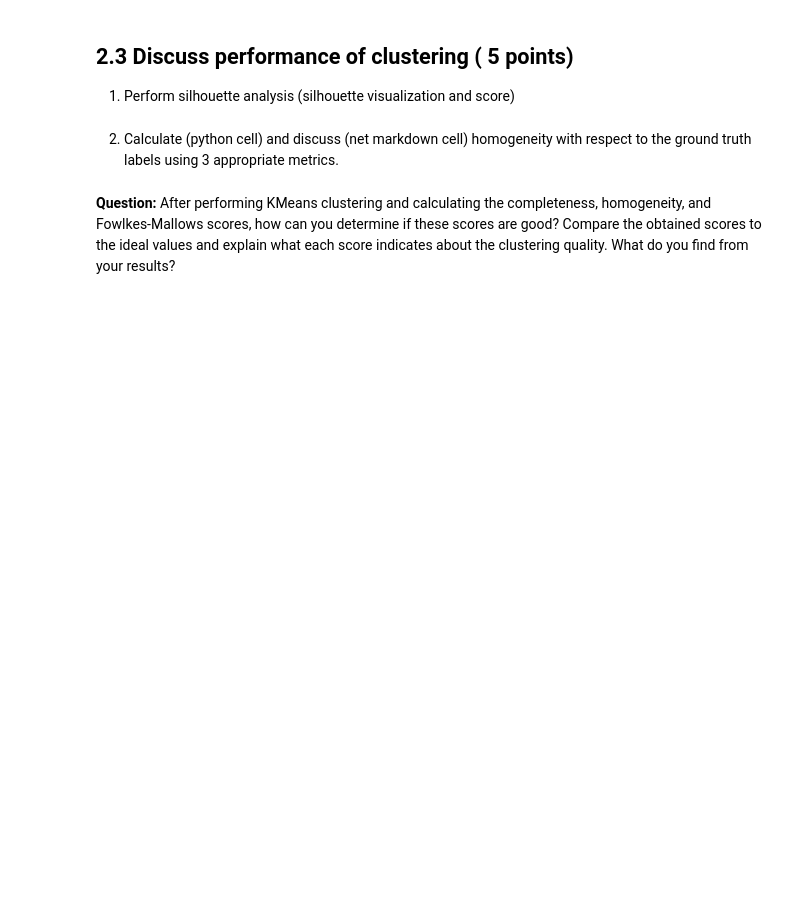
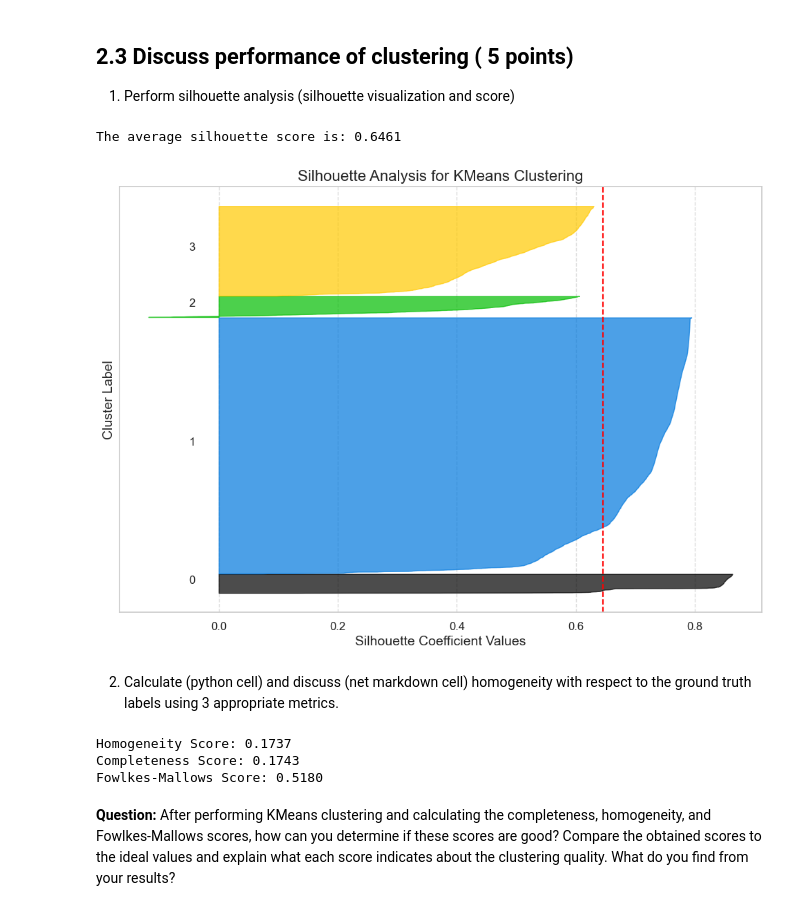
Before and after one commit to sryisjelly/MLGEO2024_LiangtongW, a Jupyter notebook: HW2/Homework_CML.ipynb, the cells around one changed output. Saved outputs shown, nothing was run; the diff lists cells and outputs as text; code cells hidden in the pictures; blank space fills up the shorter version.

```diff
--- a/HW2/Homework_CML.ipynb
+++ b/HW2/Homework_CML.ipynb
@@ -619,8 +731,67 @@ Use a method to establish the optimal number of clusters.
 ## 2.3 Discuss performance of clustering ( 5 points)
 
 1. Perform silhouette analysis (silhouette visualization and score)
+# %%
+# Perform silhouette analysis using the optimal number of clusters
+n_clusters_optimal = 4  # Identified optimal number of clusters
+kmeans_optimal = KMeans(n_clusters=n_clusters_optimal, random_state=42, n_init=10)
+cluster_labels_optimal = kmeans_optimal.fit_predict(X_scaled)
+
+# Calculate the average silhouette score
+silhouette_avg = silhouette_score(X_scaled, cluster_labels_optimal)
+print(f"The average silhouette score is: {silhouette_avg:.4f}")
+
+# Compute the silhouette scores for each sample
+sample_silhouette_values = silhouette_samples(X_scaled, cluster_labels_optimal)
+
+# Plot the silhouette analysis
+plt.figure(figsize=(12, 8))
+y_lower = 10 # Set the initial y value
+for i in range(n_clusters_optimal): # Iterate over the clusters
+    ith_cluster_silhouette_values = sample_silhouette_values[cluster_labels_optimal == i] # Get the silhouette values
+    ith_cluster_silhouette_values.sort() # Sort the values
+    size_cluster_i = ith_cluster_silhouette_values.shape[0] # Get the size of the cluster
+    y_upper = y_lower + size_cluster_i # Set the y value for the cluster
+    color = plt.cm.nipy_spectral(float(i) / n_clusters_optimal) # Set color for each cluster
+    plt.fill_betweenx(np.arange(y_lower, y_upper), 0, ith_cluster_silhouette_values, # Fill the silhouette plot
+                      facecolor=color, edgecolor=color, alpha=0.7)
+    plt.text(-0.05, y_lower + 0.5 * size_cluster_i, str(i), fontsize=12) # Add cluster labels
+    y_lower = y_upper + 10 # Add 10 for the next cluster
+
+# Add labels and title, adjust ticks and grid
+plt.title("Silhouette Analysis for KMeans Clustering", fontsize=16)
+plt.xlabel("Silhouette Coefficient Values", fontsize=14)
+plt.ylabel("Cluster Label", fontsize=14)
+plt.yticks([]) # Clear the y-axis labels
+plt.xticks(fontsize=12)
+plt.grid(True, linestyle='--', alpha=0.7)
+
+# Add a vertical line for the average silhouette score
+plt.axvline(x=silhouette_avg, color="red", linestyle="--")
+
+plt.show()
+# %% [output]
+The average silhouette score is: 0.6461
+[figure, added]
 # %% [markdown]
 2. Calculate (python cell) and discuss (net markdown cell) homogeneity with respect to the ground truth labels using 3 appropriate metrics.
+# %%
+# Calculate Homogeneity, Completeness, and Fowlkes-Mallows Scores
+true_labels = updated_df['class'] # True labels
+
+# Calculate the metrics
+homogeneity = homogeneity_score(true_labels, cluster_labels_optimal)
+completeness = completeness_score(true_labels, cluster_labels_optimal)
+fowlkes_mallows = fowlkes_mallows_score(true_labels, cluster_labels_optimal)
+
+# Print the scores
+print(f"Homogeneity Score: {homogeneity:.4f}")
+print(f"Completeness Score: {completeness:.4f}")
+print(f"Fowlkes-Mallows Score: {fowlkes_mallows:.4f}")
+# %% [output]
+Homogeneity Score: 0.1737
+Completeness Score: 0.1743
+Fowlkes-Mallows Score: 0.5180
 # %% [markdown]
 **Question:**
 After performing KMeans clustering and calculating the completeness, homogeneity, and Fowlkes-Mallows scores, how can you determine if these scores are good? Compare the obtained scores to the ideal values and explain what each score indicates about the clustering quality. What do you find from your results?
```
Also changed, not shown: parts of 32 cells of this notebook.
